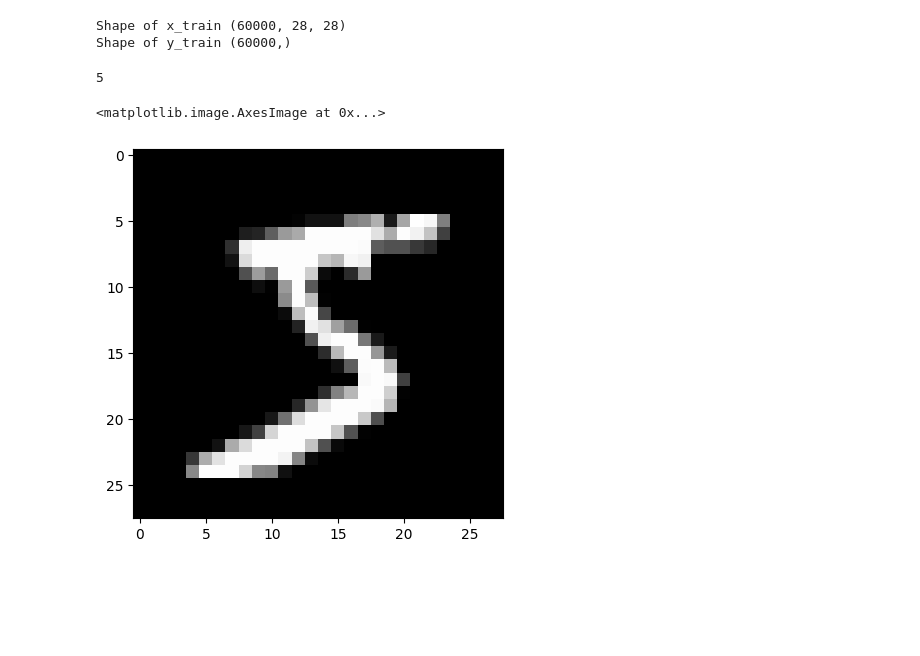
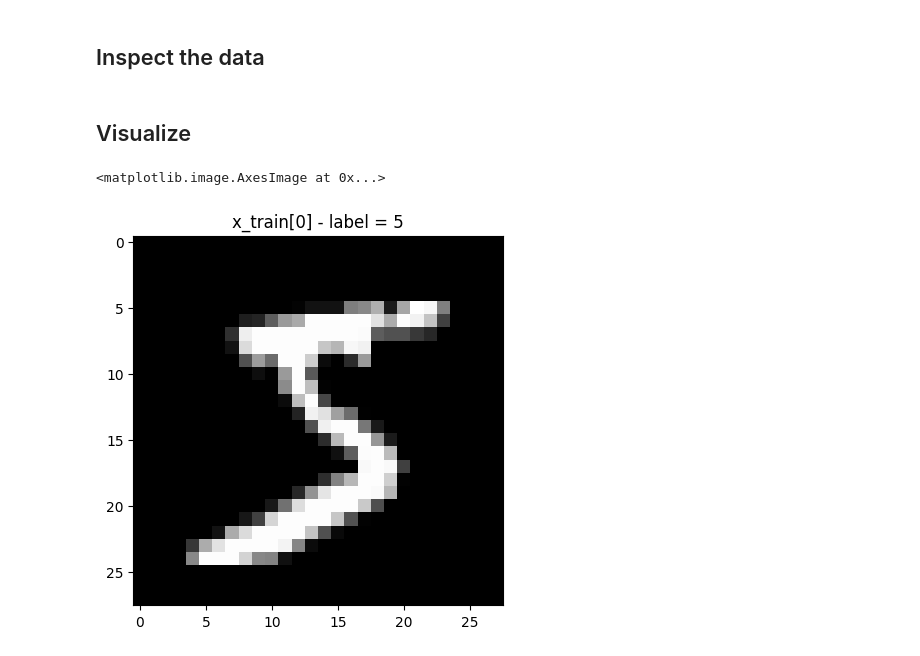
Before and after one commit to praveenprabharavindran/DeepLearning, a Jupyter notebook: ANN_Handwritten_Digits/ANN_Handwritten_Digits.ipynb, the cells around one changed output. Drawn from its saved outputs; the diff is of its cells as text; code cells hidden in the pictures; blank space fills up the shorter version.

```diff
--- a/ANN_Handwritten_Digits/ANN_Handwritten_Digits.ipynb
+++ b/ANN_Handwritten_Digits/ANN_Handwritten_Digits.ipynb
@@ -15,16 +20,18 @@ Downloading data from https://storage.googleapis.com/tensorflow/tf-keras-dataset
+# %% [markdown]
+## Inspect the data
 # %%
+# Inspect the data
+print('Train labels y_train[:5]',y_train[:5])
+print('Test labels y_train[:5]',y_test[:5])
+
 print('Shape of x_train',x_train.shape)
 print('Shape of y_train',y_train.shape)
-# %% [output]
-Shape of x_train (60000, 28, 28)
-Shape of y_train (60000,)
-# %%
-y_train[0]
-# %% [output]
-5
+# %% [markdown]
+## Visualize
 # %%
 import matplotlib.pyplot as plt
+plt.title('x_train[0] - label = ' + str(y_train[0]))
 plt.imshow(x_train[0],cmap='gray')
 # %% [output]
 <matplotlib.image.AxesImage at 0x...>
-[figure, old version]
+[figure, new version]
```
Also changed, not shown: parts of 40 cells of this notebook.
